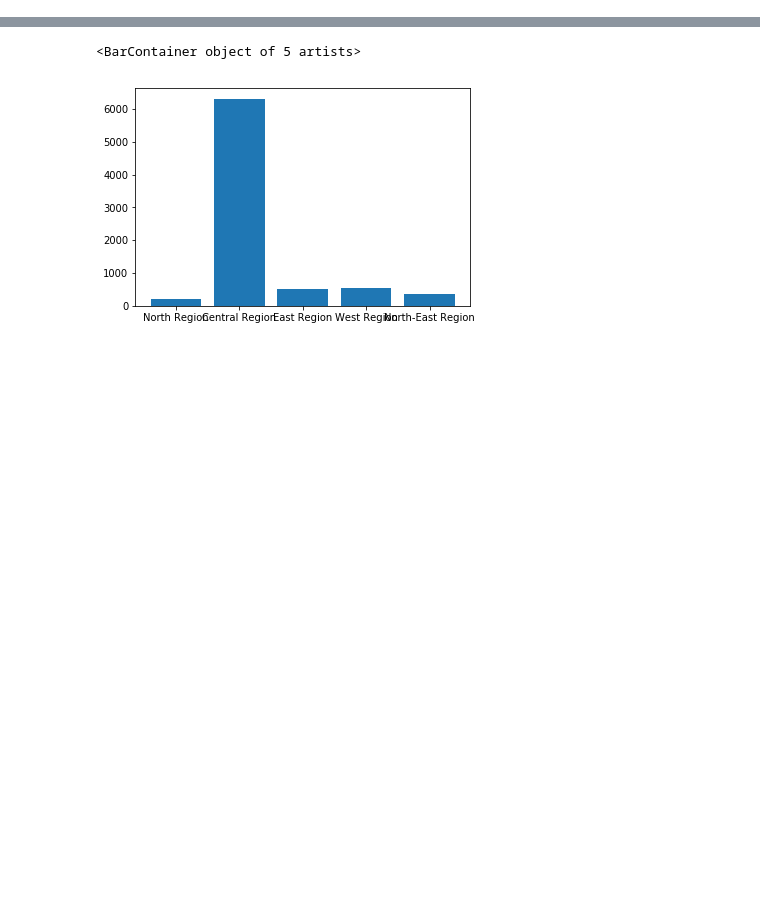
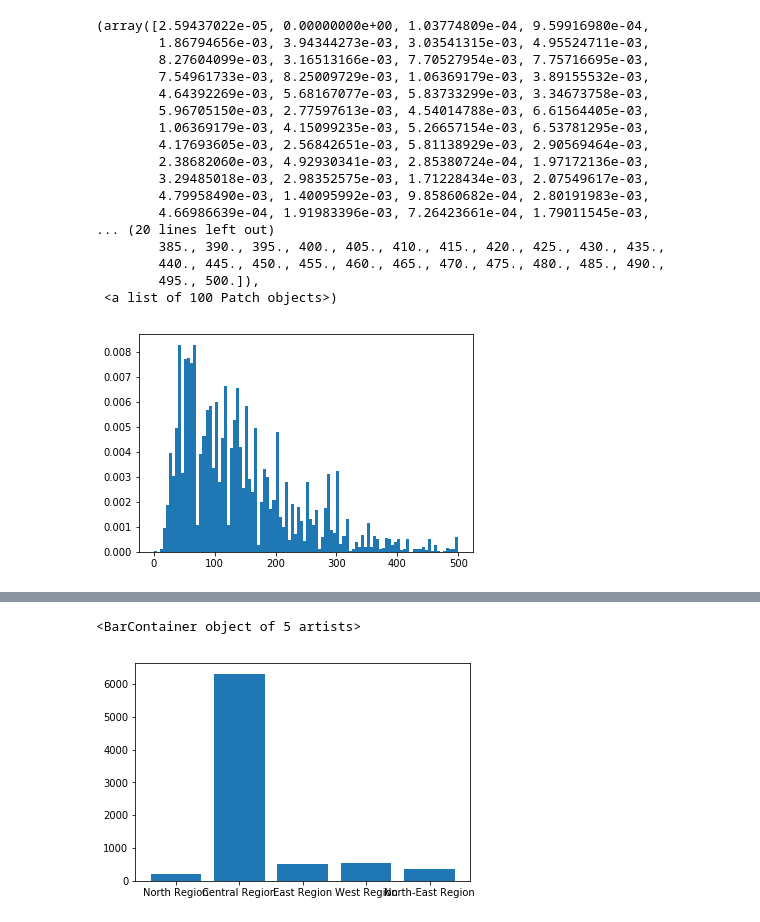
Before and after one commit to ReBachtr/Airbnb_data_analysis, a Jupyter notebook: code/singapore_main.ipynb, the cells around one changed output, grey strips where cells are left out. Drawn from its saved outputs; the diff is of its cells as text; code cells hidden in the pictures; blank space fills up the shorter version.

```diff
--- a/code/singapore_main.ipynb
+++ b/code/singapore_main.ipynb
@@ -46,3 +44,31 @@ True
 price = sp_data['price'].values
 nbh_group = sp_data['neighbourhood_group'].values
 nbh = sp_data['neighbourhood'].values
+# %%
+pos = np.where(price > 500)
+y_res = np.delete(price, pos, axis = 0)
+plt.hist(y_res, bins = 100, density = True)
+x = np.arange(0, 500, 0.5)
+plt.plot(x, 0.5 * scipy.stats.norm.pdf(x, loc = mu, scale = sigma))
+# hist = Counter(y_res)
+# hh = np.array(hist.values()).reshape(-1,1)
+# plt.bar(list(hist.keys()),list(hist.values()))
+# %% [output]
+(array([2.59437022e-05, 0.00000000e+00, 1.03774809e-04, 9.59916980e-04,
+        1.86794656e-03, 3.94344273e-03, 3.03541315e-03, 4.95524711e-03,
+        8.27604099e-03, 3.16513166e-03, 7.70527954e-03, 7.75716695e-03,
+        7.54961733e-03, 8.25009729e-03, 1.06369179e-03, 3.89155532e-03,
+        4.64392269e-03, 5.68167077e-03, 5.83733299e-03, 3.34673758e-03,
+        5.96705150e-03, 2.77597613e-03, 4.54014788e-03, 6.61564405e-03,
+        1.06369179e-03, 4.15099235e-03, 5.26657154e-03, 6.53781295e-03,
+        4.17693605e-03, 2.56842651e-03, 5.81138929e-03, 2.90569464e-03,
+        2.38682060e-03, 4.92930341e-03, 2.85380724e-04, 1.97172136e-03,
+        3.29485018e-03, 2.98352575e-03, 1.71228434e-03, 2.07549617e-03,
+        4.79958490e-03, 1.40095992e-03, 9.85860682e-04, 2.80191983e-03,
+        4.66986639e-04, 1.91983396e-03, 7.26423661e-04, 1.79011545e-03,
+... (20 lines left out)
+        385., 390., 395., 400., 405., 410., 415., 420., 425., 430., 435.,
+        440., 445., 450., 455., 460., 465., 470., 475., 480., 485., 490.,
+        495., 500.]),
+ <a list of 100 Patch objects>)
+[figure, added]
```
Also changed, not shown: parts of 7 cells of this notebook, 1 other file.
